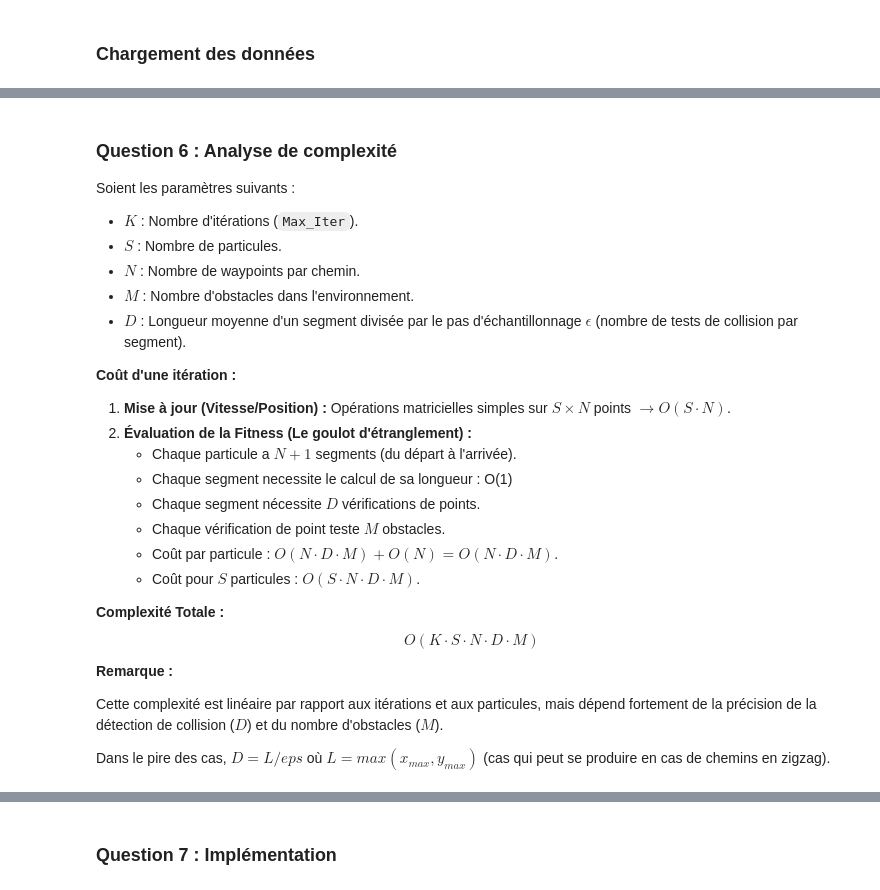
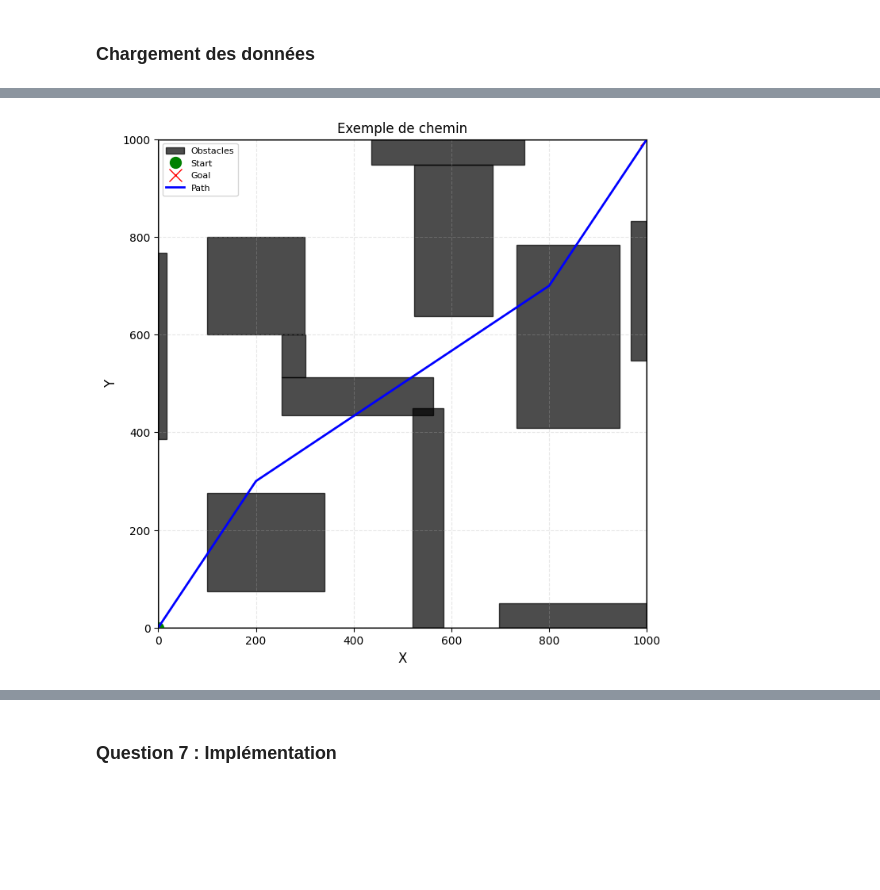
Before and after one commit to KpihX/random-explorer, a Jupyter notebook: Random_Explorer copy.ipynb, the cells around one changed output, grey strips where cells are left out. Saved outputs shown, nothing was run; the diff lists cells and outputs as text; code cells hidden in the pictures; blank space fills up the shorter version.

```diff
--- a/Random_Explorer copy.ipynb
+++ b/Random_Explorer copy.ipynb
@@ -187,28 +114,6 @@ Retourner Chemin_Final
-# %% [markdown]
-### Question 6 : Analyse de complexité
-
-Soient les paramètres suivants :
-*   $K$ : Nombre d'itérations (`Max_Iter`).
-*   $S$ : Nombre de particules.
-*   $N$ : Nombre de waypoints par chemin.
-*   $M$ : Nombre d'obstacles dans l'environnement.
-*   $D$ : Longueur moyenne d'un segment divisée par le pas d'échantillonnage $\epsilon$ (nombre de tests de collision par segment).
-
-**Coût d'une itération :**
-1.  **Mise à jour (Vitesse/Position) :** Opérations matricielles simples sur $S \times N$ points $\rightarrow O(S \cdot N)$.
-2.  **Évaluation de la Fitness (Le goulot d'étranglement) :**
-    *   Chaque particule a $N+1$ segments (du départ à l'arrivée).
-    *   Chaque segment necessite le calcul de sa longueur : O(1)
-    *   Chaque segment nécessite $D$ vérifications de points.
-    *   Chaque vérification de point teste $M$ obstacles.
-    *   Coût par particule : $O(N \cdot D \cdot M) + O(N) = O(N \cdot D \cdot M)$.
-    *   Coût pour $S$ particules : $O(S \cdot N \cdot D \cdot M)$.
-
-**Complexité Totale :**
-$$ O(K \cdot S \cdot N \cdot D \cdot M) $$
-
-**Remarque :**
-
-Cette complexité est linéaire par rapport aux itérations et aux particules, mais dépend fortement de la précision de la détection de collision ($D$) et du nombre d'obstacles ($M$).
-
-Dans le pire des cas, $D = L / eps$ où $L = max(x_{max}, y_{max})$ (cas qui peut se produire en cas de chemins en zigzag).
+# %%
+example_path = [(0, 0), (200, 300), (500, 500), (800, 700), (1000, 1000)]
+fig, ax = env.plot_environment(path=example_path, title="Exemple de chemin")
+plt.show()
+# %% [output]
+[figure, added]
```
Also changed, not shown: parts of 60 cells of this notebook, 30 other files.
